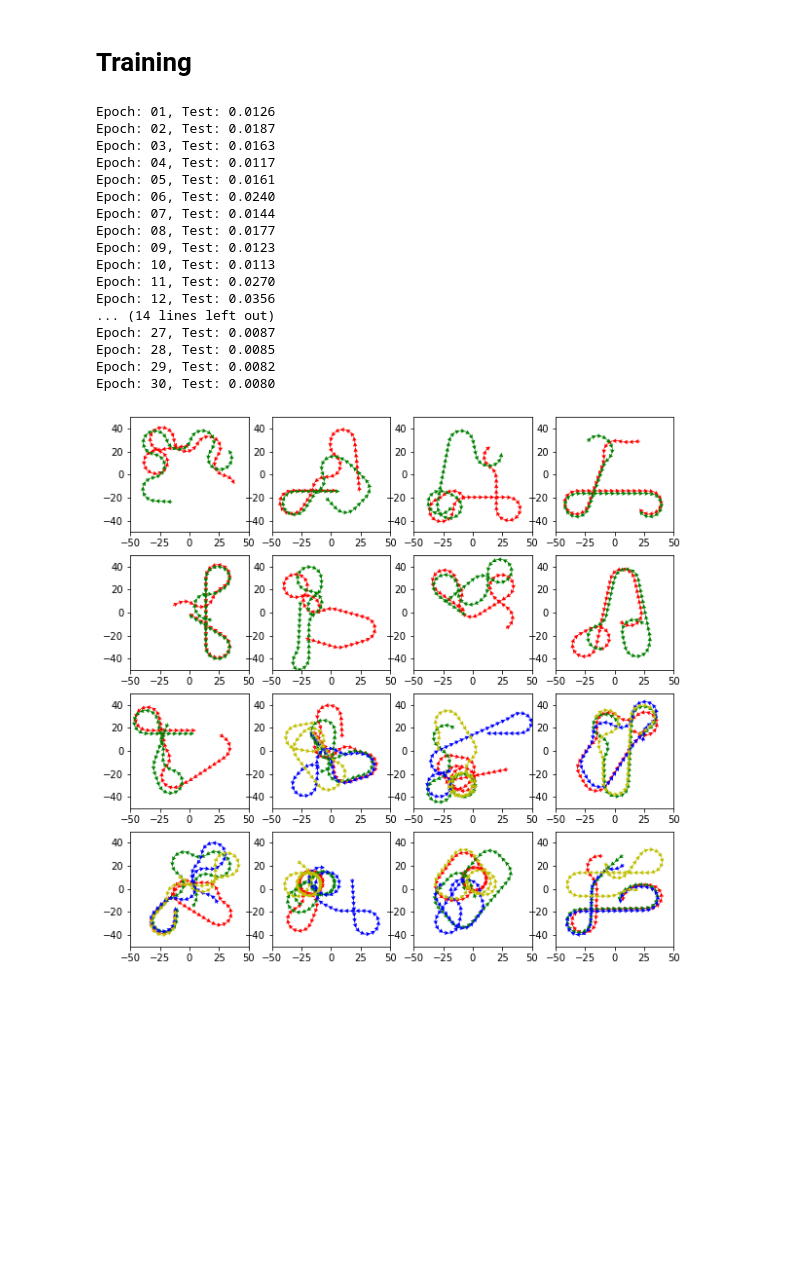
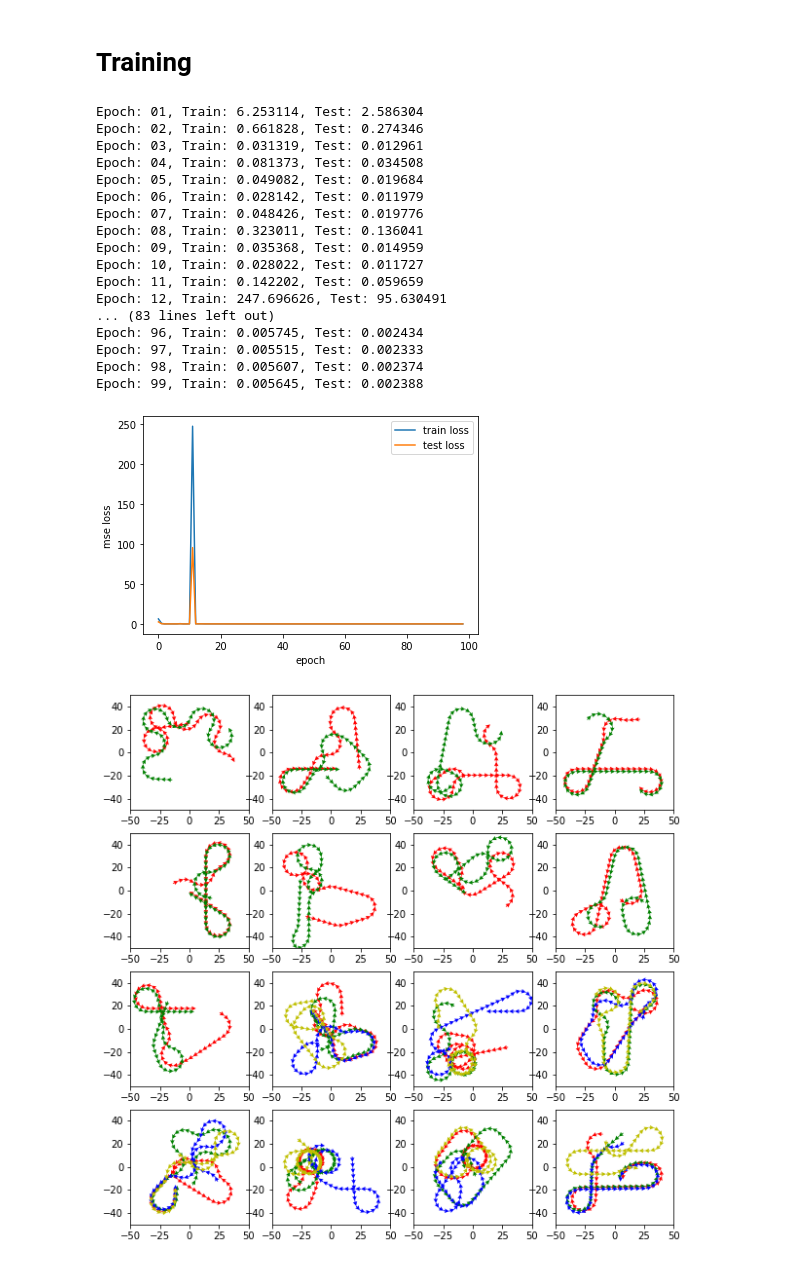
Before and after one commit to pwl482/GNN_fish_models, a Jupyter notebook: SwarmNet.ipynb, the cells around one changed output. Saved outputs shown, nothing was run; the diff lists cells and outputs as text; code cells hidden in the pictures; blank space fills up the shorter version.

```diff
--- a/SwarmNet.ipynb
+++ b/SwarmNet.ipynb
@@ -143,7 +267,7 @@ class MarkovSwarmNet(nn.Module):
 # Training
 # %%
 device = torch.device('cuda' if torch.cuda.is_available() else 'cpu')
-model = MarkovSwarmNet(3, 32, 3).to(device)
+model = MarkovSwarmNet(3, 640, 3).to(device)
 optimizer = torch.optim.Adam(model.parameters(), lr=0.01)
 criterion = nn.MSELoss()
 
@@ -154,9 +278,13 @@ def train(epoch):
         for param_group in optimizer.param_groups:
             param_group['lr'] = 0.001
 
-    if epoch == 26:
+    if epoch == 40:
         for param_group in optimizer.param_groups:
             param_group['lr'] = 0.0001
+
+    if epoch == 60:
+        for param_group in optimizer.param_groups:
+            param_group['lr'] = 0.00001
 
     for data in train_loader:
         data = data.to(device)
@@ -165,35 +293,39 @@ def train(epoch):
         optimizer.step()
 
 
-def test():
+def test(loader):
     model.eval()
     mse = 0
 
-    for data in test_loader:
+    for data in loader:
         data = data.to(device)
         mse += criterion(model(data.x, data.edge_index), data.y).item()
     return mse / len(test_dataset)
 
-
-for epoch in range(1, 31):
+train_losses = []
+test_losses = []
+for epoch in range(1, 100):
     train(epoch)
-    test_acc = test()
-    print(f'Epoch: {epoch:02d}, Test: {test_acc:.4f}')
+    train_loss = test(train_loader)
+    test_loss = test(test_loader)
+    train_losses.append(train_loss)
+    test_losses.append(test_loss)
+    print(f'Epoch: {epoch:02d}, Train: {train_loss:.6f}, Test: {test_loss:.6f}')
 # %% [output]
-Epoch: 01, Test: 0.0126
-Epoch: 02, Test: 0.0187
-Epoch: 03, Test: 0.0163
-Epoch: 04, Test: 0.0117
-Epoch: 05, Test: 0.0161
-Epoch: 06, Test: 0.0240
-Epoch: 07, Test: 0.0144
-Epoch: 08, Test: 0.0177
-Epoch: 09, Test: 0.0123
-Epoch: 10, Test: 0.0113
-Epoch: 11, Test: 0.0270
-Epoch: 12, Test: 0.0356
-... (14 lines left out)
-Epoch: 27, Test: 0.0087
-Epoch: 28, Test: 0.0085
-Epoch: 29, Test: 0.0082
-Epoch: 30, Test: 0.0080
+Epoch: 01, Train: 6.253114, Test: 2.586304
+Epoch: 02, Train: 0.661828, Test: 0.274346
+Epoch: 03, Train: 0.031319, Test: 0.012961
+Epoch: 04, Train: 0.081373, Test: 0.034508
+Epoch: 05, Train: 0.049082, Test: 0.019684
+Epoch: 06, Train: 0.028142, Test: 0.011979
+Epoch: 07, Train: 0.048426, Test: 0.019776
+Epoch: 08, Train: 0.323011, Test: 0.136041
+Epoch: 09, Train: 0.035368, Test: 0.014959
+Epoch: 10, Train: 0.028022, Test: 0.011727
+Epoch: 11, Train: 0.142202, Test: 0.059659
+Epoch: 12, Train: 247.696626, Test: 95.630491
+... (83 lines left out)
+Epoch: 96, Train: 0.005745, Test: 0.002434
+Epoch: 97, Train: 0.005515, Test: 0.002333
+Epoch: 98, Train: 0.005607, Test: 0.002374
+Epoch: 99, Train: 0.005645, Test: 0.002388
@@ -202,3 +332,12 @@ import matplotlib.pyplot as plt
+# %%
+plt.plot(train_losses, label="train loss")
+plt.plot(test_losses, label="test loss")
+plt.xlabel("epoch")
+plt.ylabel("mse loss")
+plt.legend()
+plt.show()
+# %% [output]
+[figure, added]
 # %%
 fig, axs = plt.subplots(4,4, figsize=(10,10))
 colour_list = ["r", "g", "b", "y"]
```
Also changed, not shown: parts of 33 cells of this notebook.
